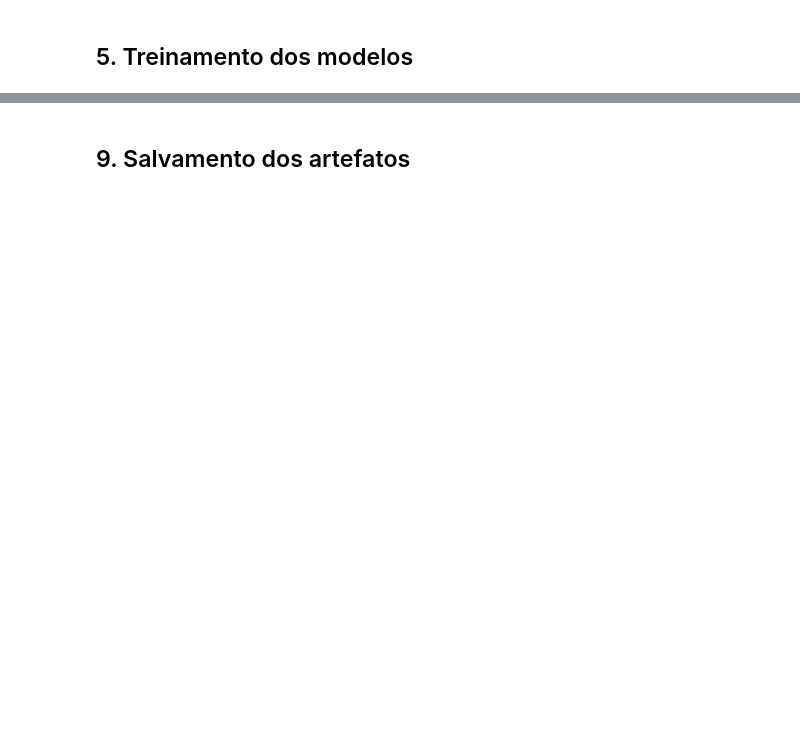
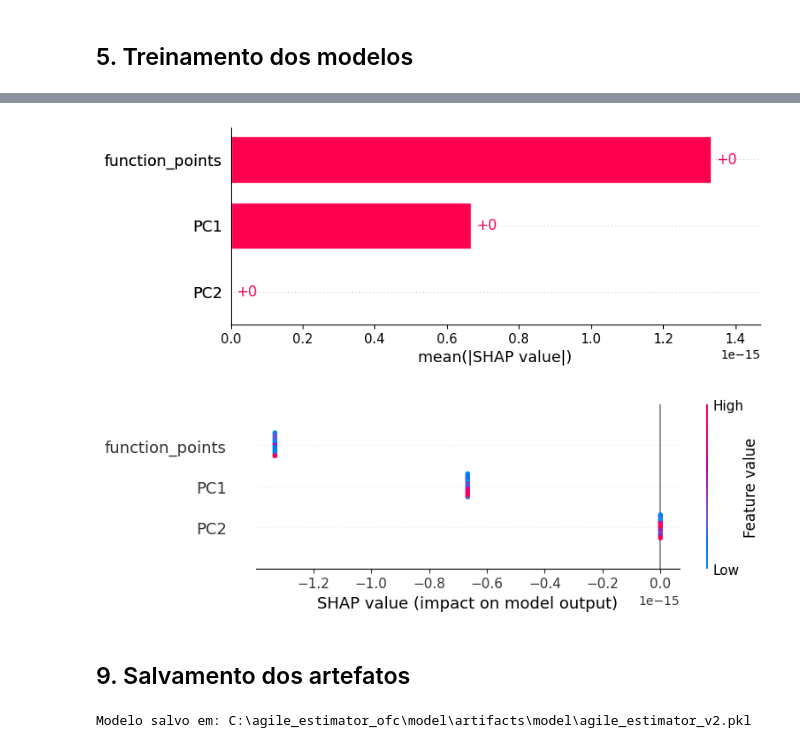
Before and after one commit to rodolfobdossantos/agile_estimator_ofc, a Jupyter notebook: model/notebooks/treino/agile_v2/modelagem-ml.ipynb, the cells around one changed output, grey strips where cells are left out. Cells and saved outputs as stored; diff of their text form; code cells hidden in the pictures; blank space fills up the shorter version.

```diff
--- a/model/notebooks/treino/agile_v2/modelagem-ml.ipynb
+++ b/model/notebooks/treino/agile_v2/modelagem-ml.ipynb
@@ -120,0 +219,25 @@ O objetivo desta etapa é:
+# %%
+pipelines = {
+
+    "Ridge": Pipeline([
+        ("model", Ridge())
+    ]),
+
+    "Lasso": Pipeline([
+        ("model", Lasso())
+    ]),
+
+    "SVR": Pipeline([
+        ("scaler", StandardScaler()),
+        ("model", SVR())
+    ]),
+
+    "RandomForest": Pipeline([
+        ("model", RandomForestRegressor(random_state=3512853))
+    ]),
+
+    "GradientBoosting": Pipeline([
+        ("model", GradientBoostingRegressor(random_state=3512853))
+    ])
+
+}
@@ -127,3 +400,22 @@ O objetivo desta etapa é:
+# %%
+explainer = shap.Explainer(best_model.predict, X_train)
+
+shap_values = explainer(X_test)
+
+shap.plots.bar(shap_values)
+shap.summary_plot(shap_values, X_test)
+# %% [output]
+[figure, added]
+[figure, added]
 # %% [markdown]
 
 ## 9. Salvamento dos artefatos
+# %%
+
+MODEL_PATH = "C:\\agile_estimator_ofc\\model\\artifacts\\model\\agile_estimator_v2.pkl"
+
+joblib.dump(best_model, MODEL_PATH)
+
+print("Modelo salvo em:", MODEL_PATH)
+# %% [output]
+Modelo salvo em: C:\agile_estimator_ofc\model\artifacts\model\agile_estimator_v2.pkl
```
Also changed, not shown: parts of 23 cells of this notebook, 20 other files.
